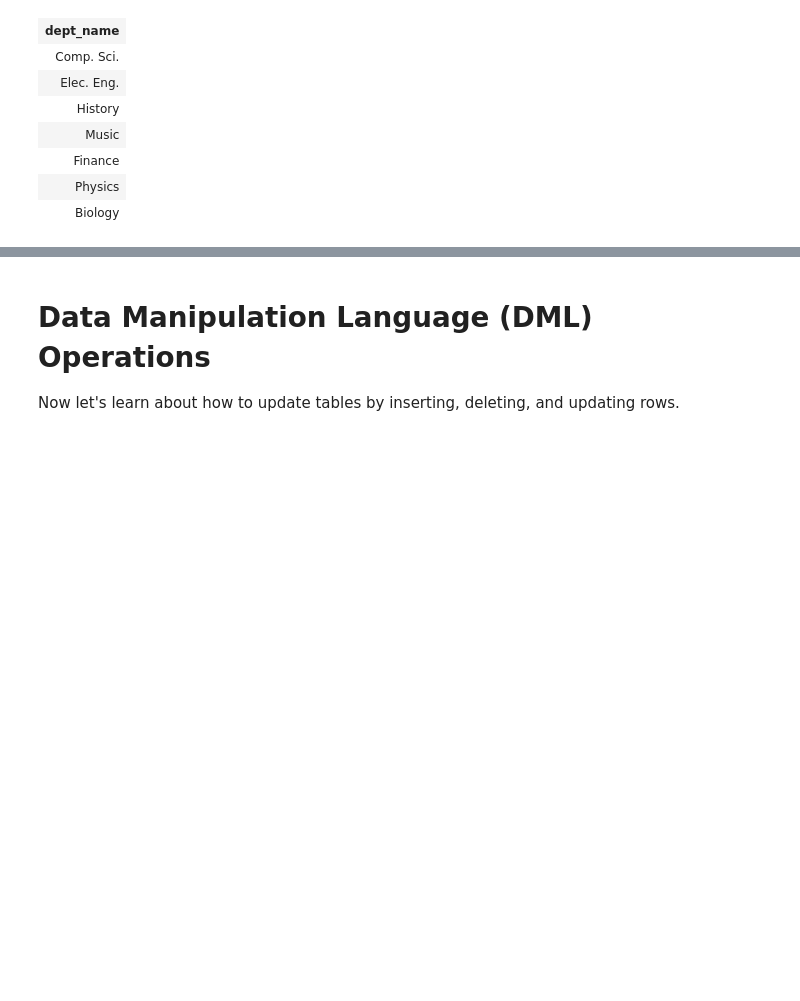
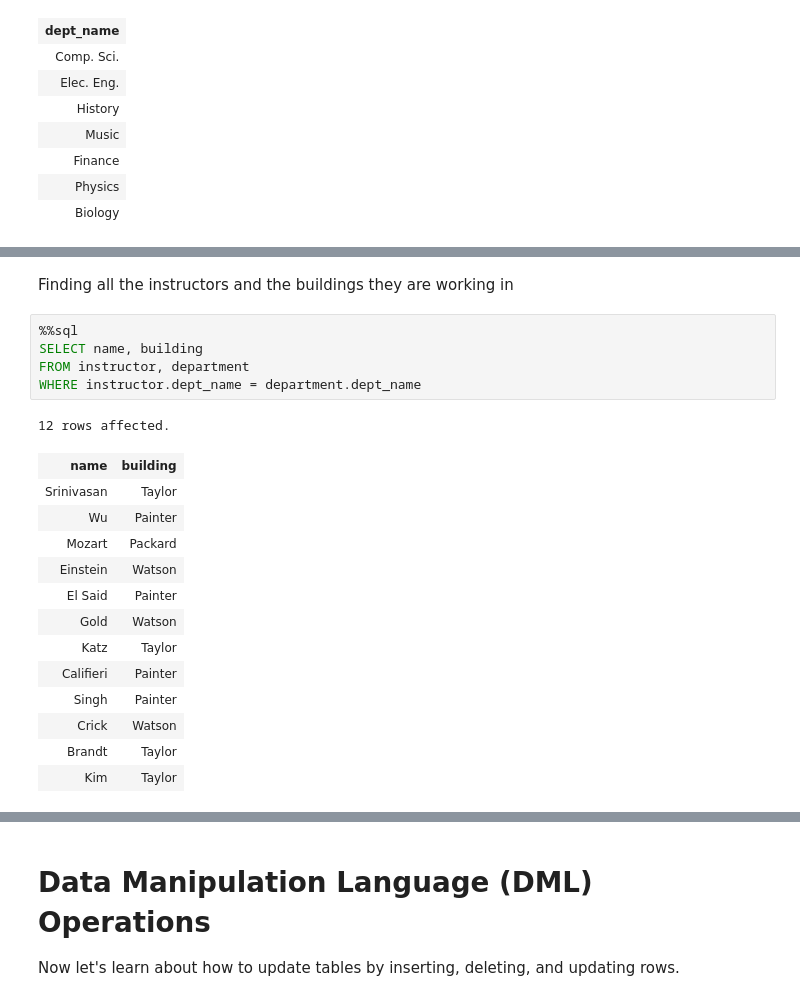
Before and after one commit to IITDBGroup/cs425, a Jupyter notebook: classnotebook-2017-Fall/CS425-2017-Notebook.ipynb, the cells around one changed output, grey strips where cells are left out. Cells and saved outputs as stored; diff of their text form; blank space fills up the shorter version.

```diff
--- a/classnotebook-2017-Fall/CS425-2017-Notebook.ipynb
+++ b/classnotebook-2017-Fall/CS425-2017-Notebook.ipynb
@@ -201,0 +261,22 @@ SELECT DISTINCT dept_name FROM student
+# %% [markdown]
+Finding all the instructors and the buildings they are working in
+# %%
+%%sql
+SELECT name, building
+FROM instructor, department
+WHERE instructor.dept_name = department.dept_name
+# %% [output]
+12 rows affected.
+| name | building |
+| Srinivasan | Taylor |
+| Wu | Painter |
+| Mozart | Packard |
+| Einstein | Watson |
+| El Said | Painter |
+| Gold | Watson |
+| Katz | Taylor |
+| Califieri | Painter |
+| Singh | Painter |
+| Crick | Watson |
+| Brandt | Taylor |
+| Kim | Taylor |
```
Also changed, not shown: parts of 14 cells of this notebook, 1 other file.
